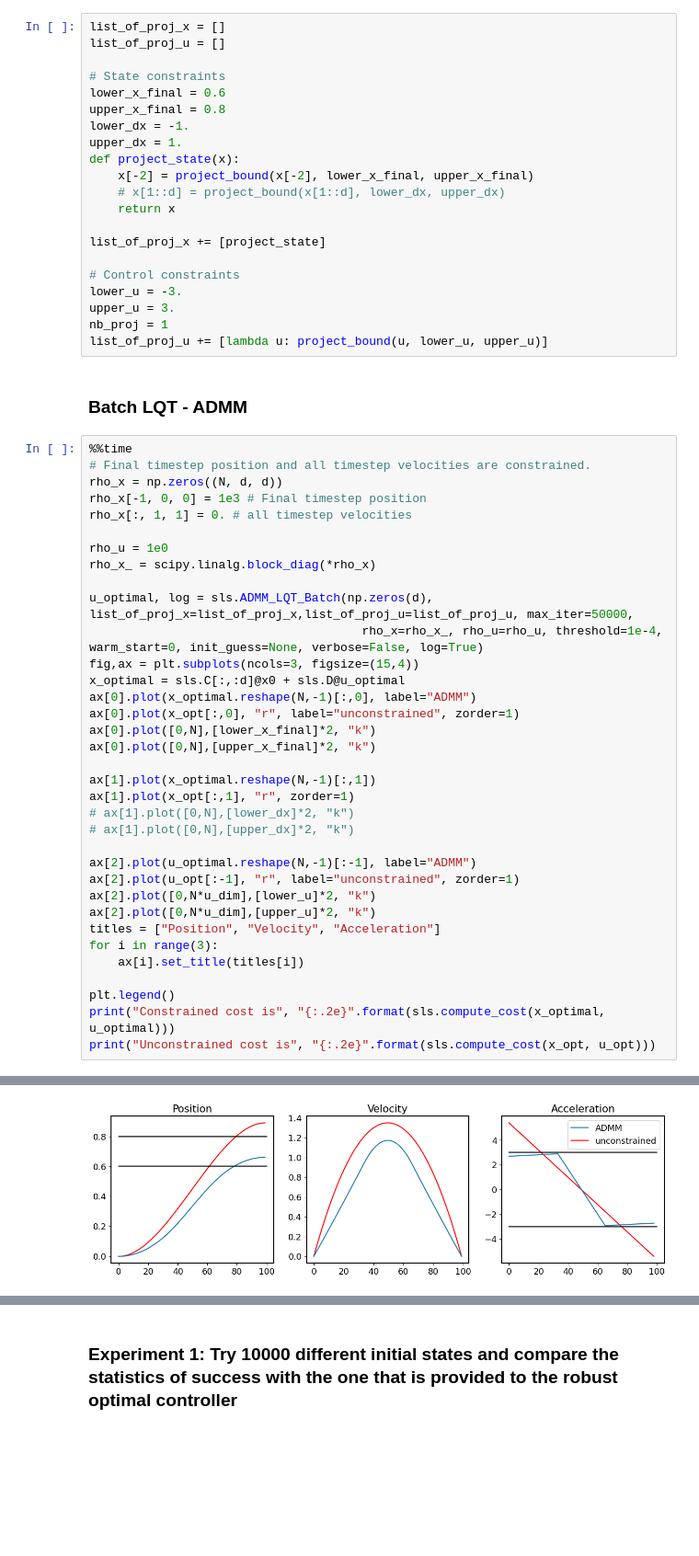
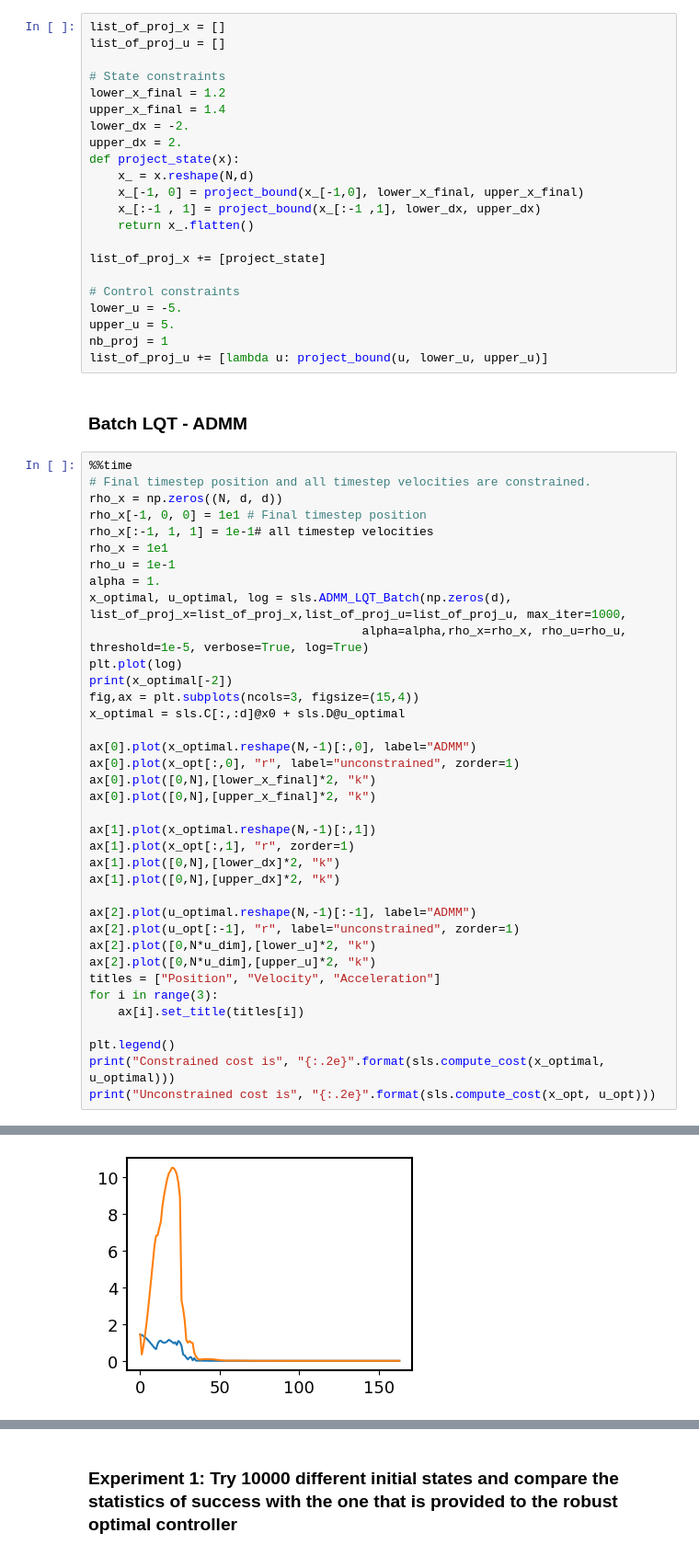
Before and after one commit to chenjianxing1/iLQR-ADMM, a Jupyter notebook: notebooks/Double integrator/LQR and SLS with state bounds.ipynb, the cells around one changed output, grey strips where cells are left out. Shown: that part at 92% size. Cells and saved outputs as stored; diff of their text form; blank space fills up the shorter version.

```diff
--- a/notebooks/Double integrator/LQR and SLS with state bounds.ipynb
+++ b/notebooks/Double integrator/LQR and SLS with state bounds.ipynb
@@ -70,20 +70,21 @@ list_of_proj_x = []
 list_of_proj_u = []
 
 # State constraints
-lower_x_final = 0.6
-upper_x_final = 0.8
-lower_dx = -1.
-upper_dx = 1.
+lower_x_final = 1.2
+upper_x_final = 1.4
+lower_dx = -2.
+upper_dx = 2.
 def project_state(x):
-    x[-2] = project_bound(x[-2], lower_x_final, upper_x_final)
-    # x[1::d] = project_bound(x[1::d], lower_dx, upper_dx)
-    return x
+    x_ = x.reshape(N,d)
+    x_[-1, 0] = project_bound(x_[-1,0], lower_x_final, upper_x_final)
+    x_[:-1 , 1] = project_bound(x_[:-1 ,1], lower_dx, upper_dx)
+    return x_.flatten()
 
 list_of_proj_x += [project_state]
 
 # Control constraints
-lower_u = -3.
-upper_u = 3.
+lower_u = -5.
+upper_u = 5.
 nb_proj = 1
 list_of_proj_u += [lambda u: project_bound(u, lower_u, upper_u)]
 # %% [markdown]
@@ -92,16 +93,18 @@ list_of_proj_u += [lambda u: project_bound(u, lower_u, upper_u)]
 %%time
 # Final timestep position and all timestep velocities are constrained.
 rho_x = np.zeros((N, d, d))
-rho_x[-1, 0, 0] = 1e3 # Final timestep position
-rho_x[:, 1, 1] = 0. # all timestep velocities
-
-rho_u = 1e0
-rho_x_ = scipy.linalg.block_diag(*rho_x)
-
-u_optimal, log = sls.ADMM_LQT_Batch(np.zeros(d), list_of_proj_x=list_of_proj_x,list_of_proj_u=list_of_proj_u, max_iter=50000,
-                                      rho_x=rho_x_, rho_u=rho_u, threshold=1e-4, warm_start=0, init_guess=None, verbose=False, log=True)
+rho_x[-1, 0, 0] = 1e1 # Final timestep position
+rho_x[:-1, 1, 1] = 1e-1# all timestep velocities
+rho_x = 1e1
+rho_u = 1e-1
+alpha = 1.
+x_optimal, u_optimal, log = sls.ADMM_LQT_Batch(np.zeros(d), list_of_proj_x=list_of_proj_x,list_of_proj_u=list_of_proj_u, max_iter=1000,
+                                      alpha=alpha,rho_x=rho_x, rho_u=rho_u, threshold=1e-5, verbose=True, log=True)
+plt.plot(log)
+print(x_optimal[-2])
 fig,ax = plt.subplots(ncols=3, figsize=(15,4))
 x_optimal = sls.C[:,:d]@x0 + sls.D@u_optimal
+
 ax[0].plot(x_optimal.reshape(N,-1)[:,0], label="ADMM")
 ax[0].plot(x_opt[:,0], "r", label="unconstrained", zorder=1)
 ax[0].plot([0,N],[lower_x_final]*2, "k")
@@ -109,8 +112,8 @@ ax[0].plot([0,N],[upper_x_final]*2, "k")
 
 ax[1].plot(x_optimal.reshape(N,-1)[:,1])
 ax[1].plot(x_opt[:,1], "r", zorder=1)
-# ax[1].plot([0,N],[lower_dx]*2, "k")
-# ax[1].plot([0,N],[upper_dx]*2, "k")
+ax[1].plot([0,N],[lower_dx]*2, "k")
+ax[1].plot([0,N],[upper_dx]*2, "k")
 
 ax[2].plot(u_optimal.reshape(N,-1)[:-1], label="ADMM")
 ax[2].plot(u_opt[:-1], "r", label="unconstrained", zorder=1)
@@ -132 +136 @@ Wall time: 44.9 ms
-[figure, old version]
+[figure, new version]
```
Also changed, not shown: parts of 12 cells of this notebook, 8 other files.
